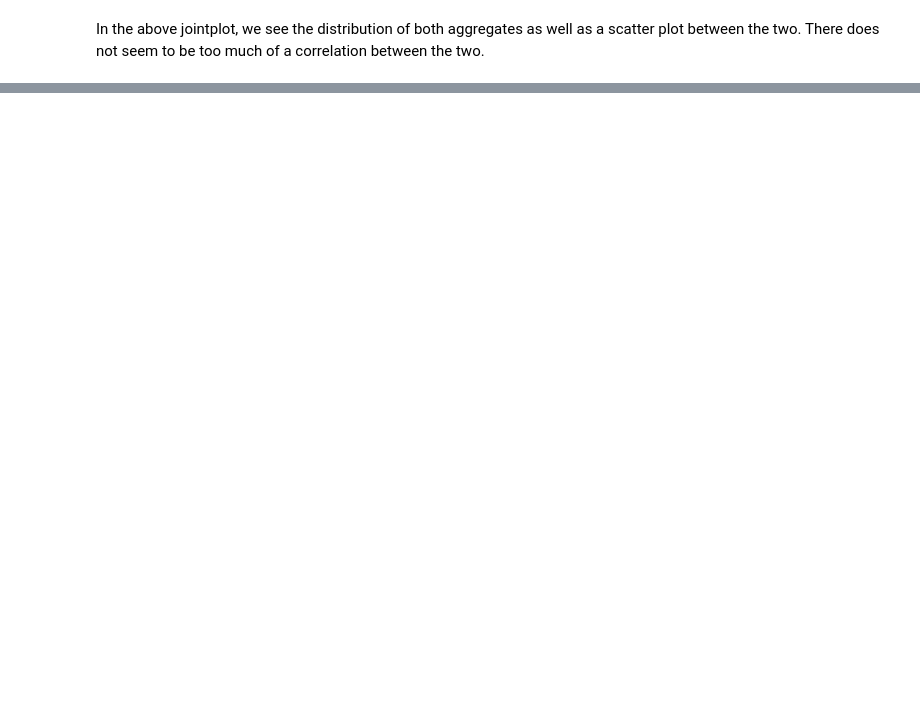
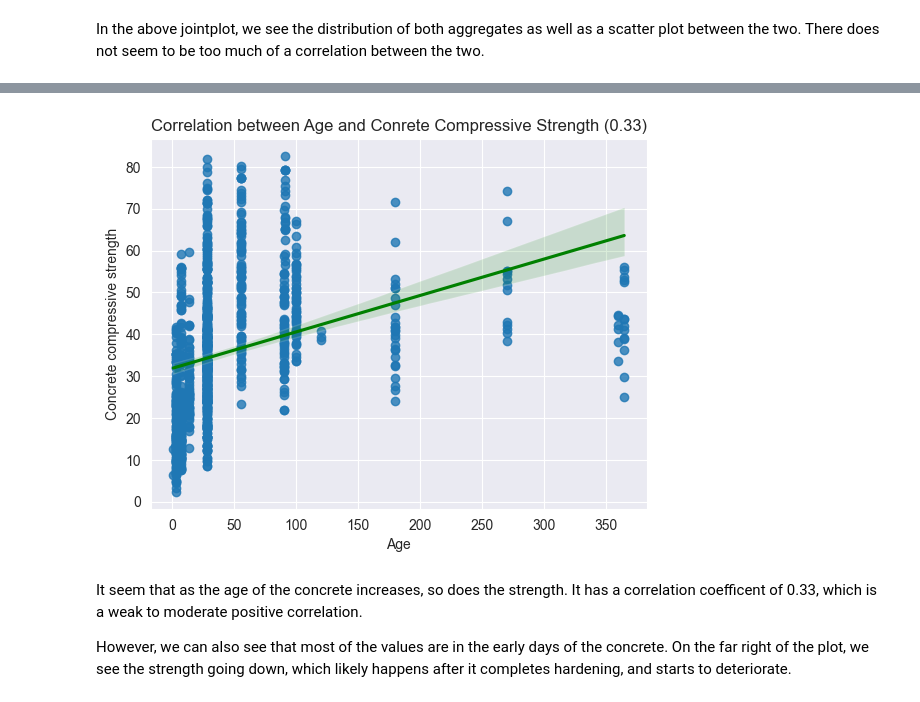
Before and after one commit to danielphilip12/Concrete-Strength, a Jupyter notebook: EDA.ipynb, the cells around one changed output, grey strips where cells are left out. Cells and saved outputs as stored; diff of their text form; code cells hidden in the pictures; blank space fills up the shorter version.

```diff
--- a/EDA.ipynb
+++ b/EDA.ipynb
@@ -251 +257,11 @@ In the above jointplot, we see the distribution of both aggregates as well as a
+# %%
+sns.regplot(data=df, x='Age', y='Concrete compressive strength', line_kws={'color': 'green'})
+plt.title("Correlation between Age and Conrete Compressive Strength (0.33)")
+plt.savefig('./images/age_concrete.png')
+# %% [output]
+[figure, added]
+# %% [markdown]
+It seem that as the age of the concrete increases, so does the strength. It has a correlation coefficent of 0.33, which is a weak to moderate positive correlation.
+
+However, we can also see that most of the values are in the early days of the concrete. On the far right of the plot, we see the strength going down, which likely happens after it completes hardening, and starts to deteriorate.
 # %%
```
Also changed, not shown: parts of 17 cells of this notebook, 10 other files.
